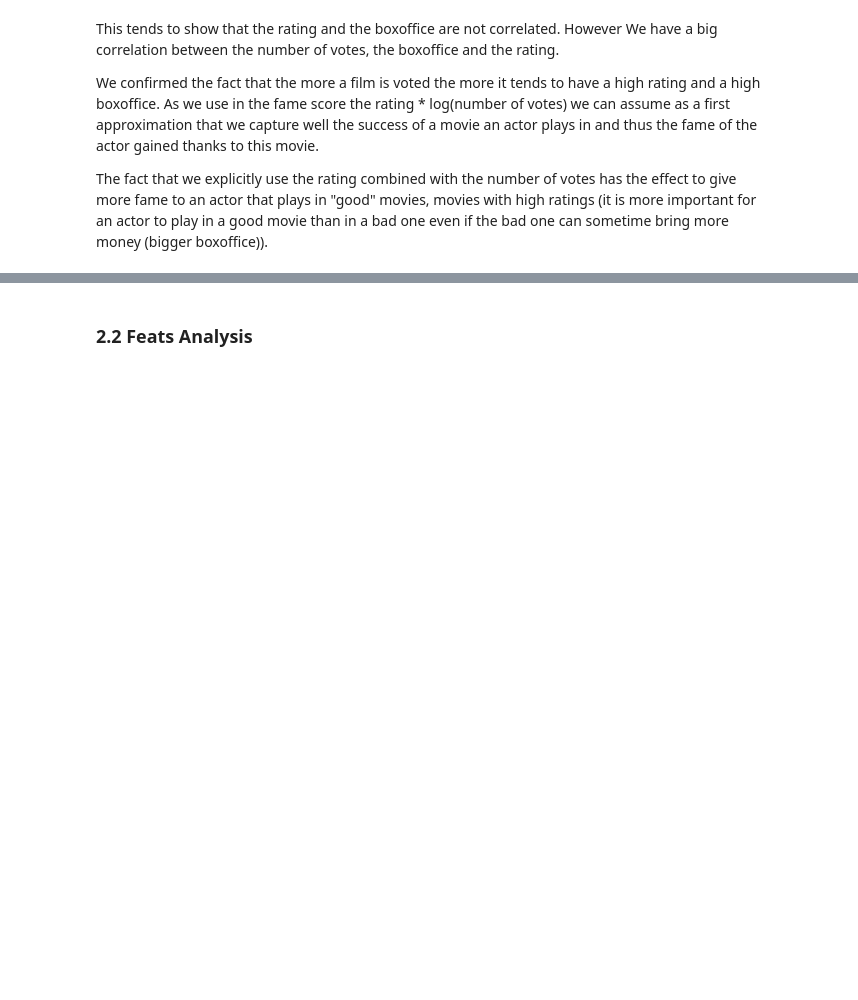
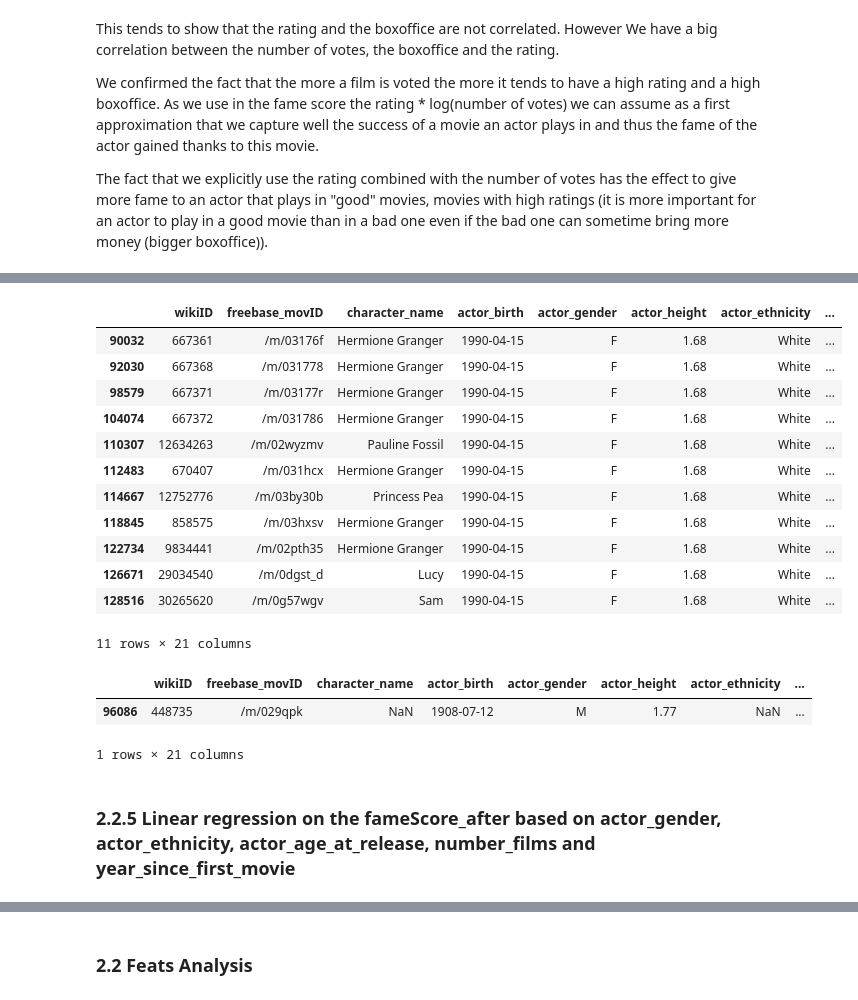
Before and after one commit to epfl-ada/ada-2023-project-lasempanadas, a Jupyter notebook: project_milestone_3.ipynb, the cells around one changed output, grey strips where cells are left out. Saved outputs shown, nothing was run; the diff lists cells and outputs as text; code cells hidden in the pictures; blank space fills up the shorter version.

```diff
--- a/project_milestone_3.ipynb
+++ b/project_milestone_3.ipynb
@@ -34,6 +35,21 @@ from dash.dependencies import Input, Output
 data_path = './data/'
 cmu_path = data_path+'MovieSummaries/'
 acl_persona_path = data_path+'ACL_personas_dump/personas/'
+# %%
+# color for data visualisation
+
+# Single color graph
+SING_COLOR = 'cornflowerblue'
+
+# Comparison color graphs
+COMP_COLOR1 = ['cornflowerblue', 'orange'] #use color_discrete_map when plotting
+COMP_COLOR2 = px.colors.qualitative.Pastel #use color_discrete_sequence when plotting
+
+# Multi color graph (not necessary comparison)
+MULT_COLOR = px.colors.qualitative.T10 #use color_discrete_sequence when plotting
+
+# Template for graph
+TEMPLATE = 'seaborn'
 # %% [markdown]
 ## 1. Data cleaning and preprocessing
 # %% [markdown]
@@ -675,0 +1019,23 @@ The fact that we explicitly use the rating combined with the number of votes has
+# %%
+# Keep actors who played in at least 10 films
+cmu_character_subset = cmu_character[cmu_character['number_films'] >= 10].reset_index(drop=True)
+
+# Add a column 'year_since_first_movie' to cmu_character_subset
+cmu_character_subset['year_since_first_movie'] = cmu_character_subset.groupby('freebase_actorID')['release_year'].transform(lambda x: x - x.min())
+# %%
+# print the dataset for actor_name = 'Emma Watson'
+cmu_character_subset[cmu_character_subset['actor_name'] == 'Emma Watson']
+# %% [output]
+|  | wikiID | freebase_movID | character_name | actor_birth | actor_gender | actor_height | actor_ethnicity | ... |
+| 90032 | 667361 | /m/03176f | Hermione Granger | 1990-04-15 | F | 1.68 | White | ... |
+| 92030 | 667368 | /m/031778 | Hermione Granger | 1990-04-15 | F | 1.68 | White | ... |
+| 98579 | 667371 | /m/03177r | Hermione Granger | 1990-04-15 | F | 1.68 | White | ... |
+| 104074 | 667372 | /m/031786 | Hermione Granger | 1990-04-15 | F | 1.68 | White | ... |
+| 110307 | 12634263 | /m/02wyzmv | Pauline Fossil | 1990-04-15 | F | 1.68 | White | ... |
+| 112483 | 670407 | /m/031hcx | Hermione Granger | 1990-04-15 | F | 1.68 | White | ... |
+| 114667 | 12752776 | /m/03by30b | Princess Pea | 1990-04-15 | F | 1.68 | White | ... |
+| 118845 | 858575 | /m/03hxsv | Hermione Granger | 1990-04-15 | F | 1.68 | White | ... |
+| 122734 | 9834441 | /m/02pth35 | Hermione Granger | 1990-04-15 | F | 1.68 | White | ... |
+| 126671 | 29034540 | /m/0dgst_d | Lucy | 1990-04-15 | F | 1.68 | White | ... |
+| 128516 | 30265620 | /m/0g57wgv | Sam | 1990-04-15 | F | 1.68 | White | ... |
+11 rows × 21 columns
@@ -675,0 +1077,9 @@ The fact that we explicitly use the rating combined with the number of votes has
+# %%
+#Just to check who played that old ;)
+cmu_character_subset[cmu_character_subset['year_since_first_movie']==89]
+# %% [output]
+|  | wikiID | freebase_movID | character_name | actor_birth | actor_gender | actor_height | actor_ethnicity | ... |
+| 96086 | 448735 | /m/029qpk | NaN | 1908-07-12 | M | 1.77 | NaN | ... |
+1 rows × 21 columns
+# %% [markdown]
+### 2.2.5 Linear regression on the fameScore_after based on actor_gender, actor_ethnicity, actor_age_at_release, number_films and year_since_first_movie
```
Also changed, not shown: parts of 33 cells of this notebook.
